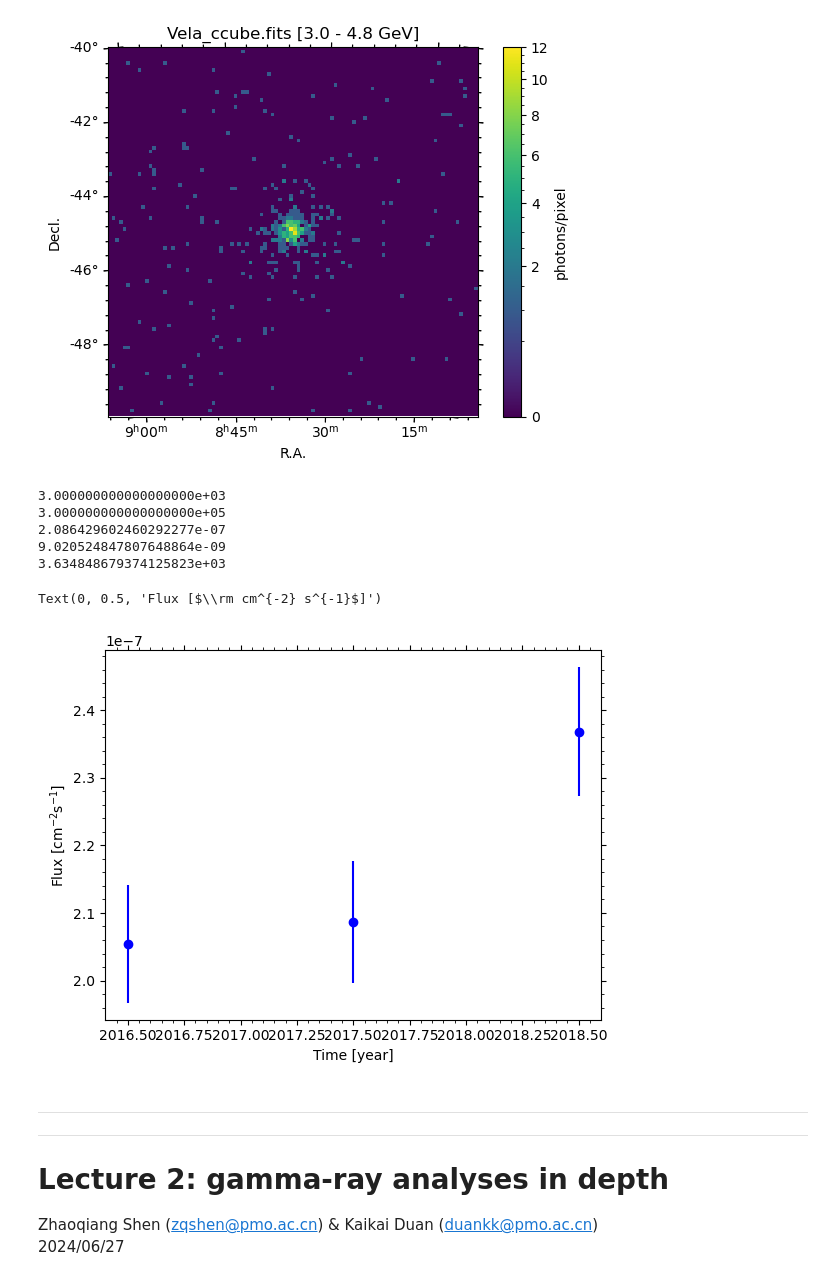
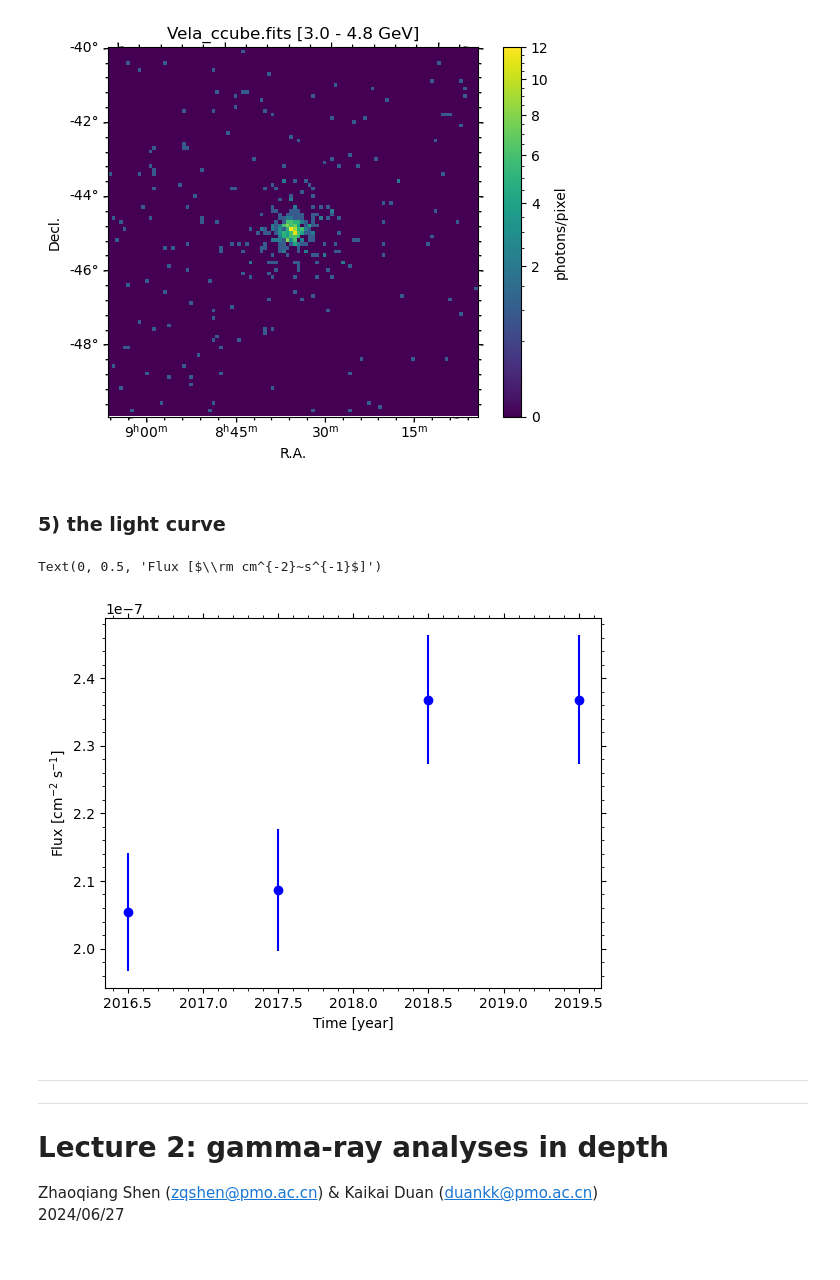
Before and after one commit to szqtc/DmpST_Tutorial_2024, a Jupyter notebook: LectureNotes_DAMPE.ipynb, the cells around one changed output. Cells and saved outputs as stored; diff of their text form; code cells hidden in the pictures.

```diff
--- a/LectureNotes_DAMPE.ipynb
+++ b/LectureNotes_DAMPE.ipynb
@@ -257,16 +257,8 @@ show_map('Vela2/Vela_mdlcube.fits', 5)#, outfile='fig_mdlmap.png')
 show_map('Vela2/Vela_ccube.fits')
 # %% [output]
 [figure]
-# %%
-%%bash
-
-cat Vela2017/Vela_flux_BroadBand_binned.dat
-# %% [output]
-3.000000000000000000e+03
-3.000000000000000000e+05
-2.086429602460292277e-07
-9.020524847807648864e-09
-3.634848679374125823e+03
+# %% [markdown]
+### 5) the light curve
 # %%
 %%bash
 
@@ -298,24 +290,28 @@ python  DmpST/scripts/BinnedPipeline.py  Vela${year}/events.fits  DAMPE_SC.fits
 # %%
 import numpy as np
 from matplotlib import pyplot as plt
 
 time = 2016.5
 fluxdat = np.loadtxt('Vela2/Vela_flux_BroadBand_binned.dat') # 2016
 plt.errorbar(time, fluxdat[2], yerr=fluxdat[3], marker='o', color='b')
 
 time = 2017.5
 fluxdat = np.loadtxt('Vela2017/Vela_flux_BroadBand_binned.dat') # 2017
 plt.errorbar(time, fluxdat[2], yerr=fluxdat[3], marker='o', color='b')
 
 time = 2018.5
 fluxdat = np.loadtxt('Vela2018/Vela_flux_BroadBand_binned.dat') # 2018
 plt.errorbar(time, fluxdat[2], yerr=fluxdat[3], marker='o', color='b')
 
+time = 2019.5
+fluxdat = np.loadtxt('Vela2018/Vela_flux_BroadBand_binned.dat') # 2019
+plt.errorbar(time, fluxdat[2], yerr=fluxdat[3], marker='o', color='b')
+
 plt.xlabel('Time [year]')
-plt.ylabel('Flux [$\\rm cm^{-2} s^{-1}$]')
+plt.ylabel('Flux [$\\rm cm^{-2}~s^{-1}$]')
 # %% [output]
-Text(0, 0.5, 'Flux [$\\rm cm^{-2} s^{-1}$]')
+Text(0, 0.5, 'Flux [$\\rm cm^{-2}~s^{-1}$]')
-[figure, old version]
+[figure, new version]
 # %% [markdown]
 ------
 ------
```
Also changed, not shown: parts of 3 cells of this notebook, 1 other file.
